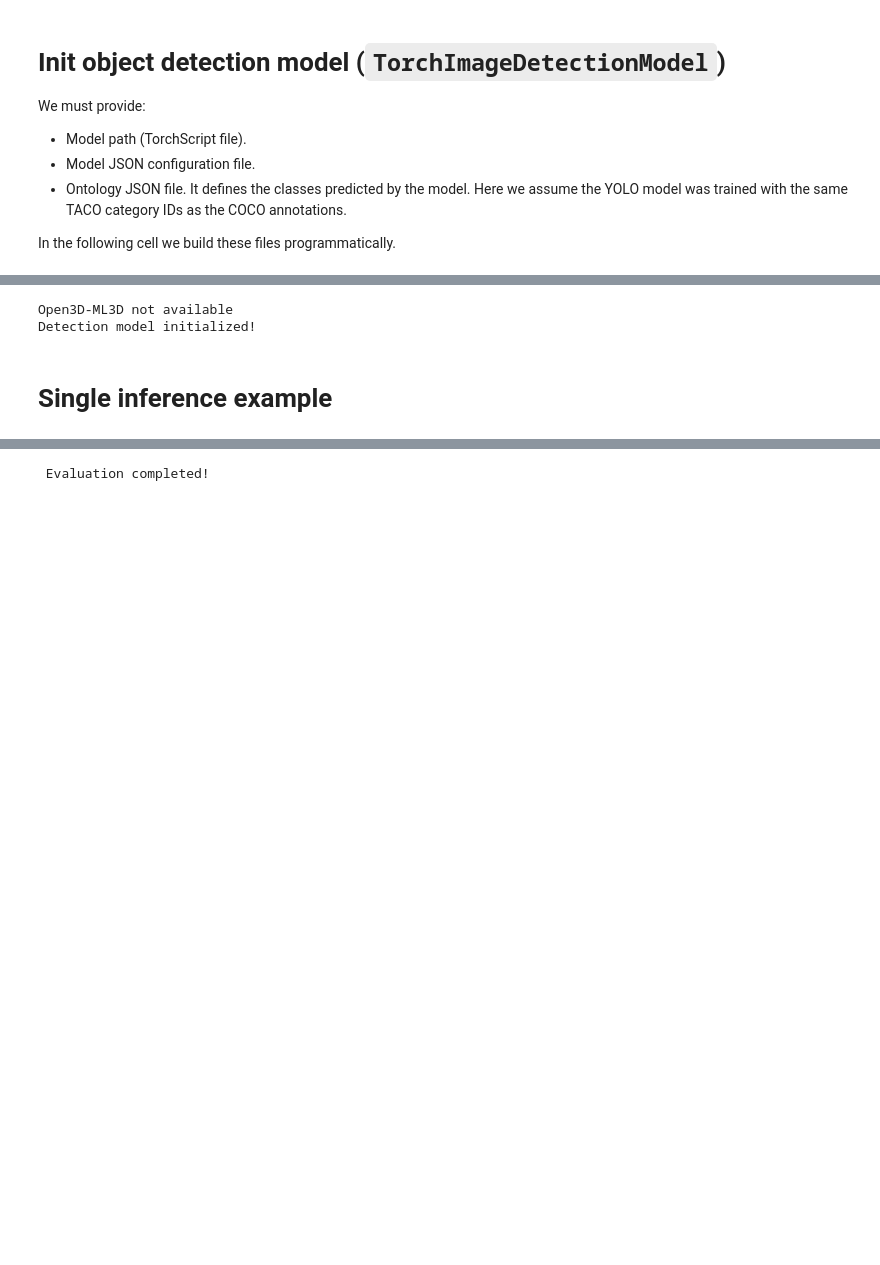
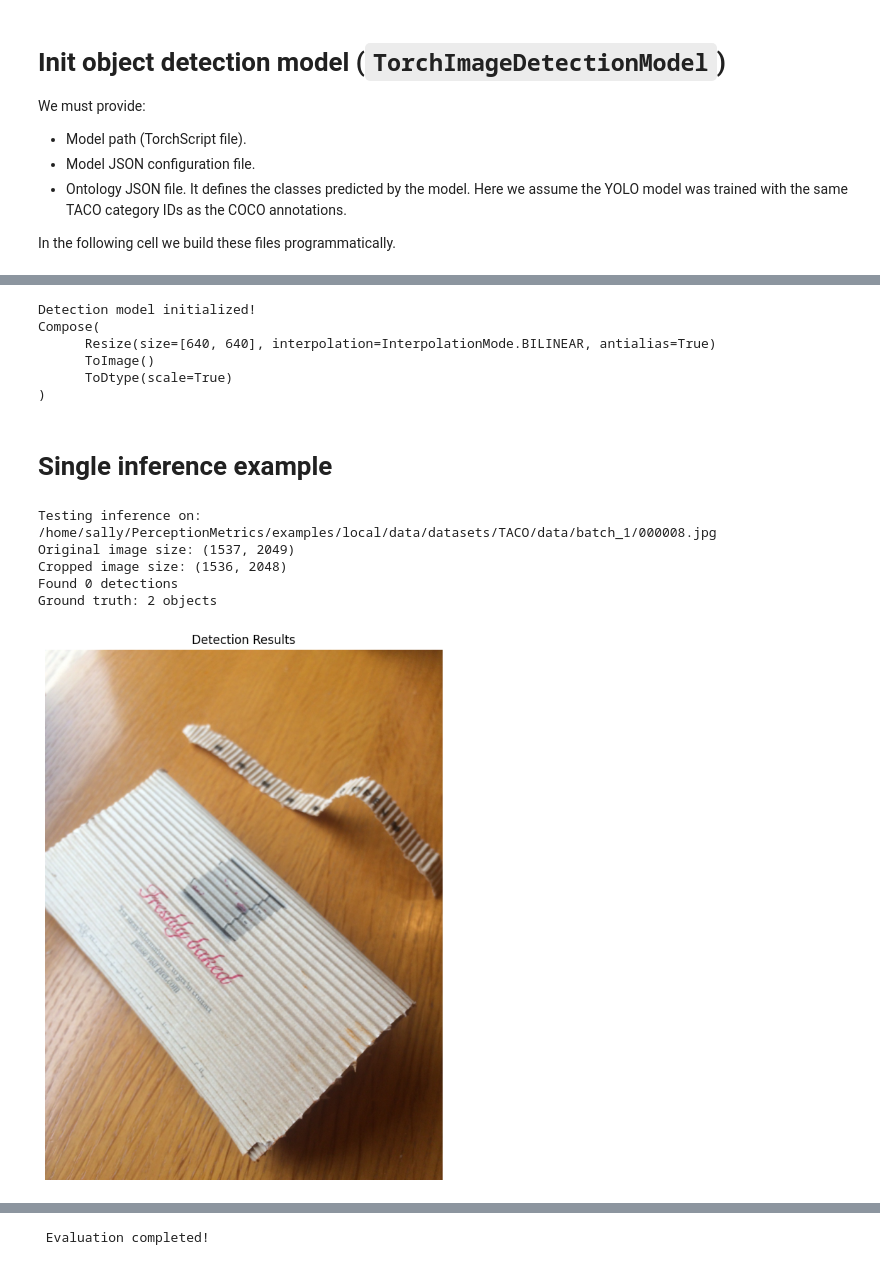
Before and after one commit to Sally551/PerceptionMetrics, a Jupyter notebook: examples/tutorial_image_detection_yolo.ipynb, the cells around one changed output, grey strips where cells are left out. Saved outputs shown, nothing was run; the diff lists cells and outputs as text; code cells hidden in the pictures; blank space fills up the shorter version.

```diff
--- a/examples/tutorial_image_detection_yolo.ipynb
+++ b/examples/tutorial_image_detection_yolo.ipynb
@@ -149,13 +338,18 @@ print("Model and configuration saved!")
 detection_model = TorchImageDetectionModel(
     model=model_path,
     model_cfg=config_path,
-    ontology_fname=ontology_path  # This is the model ontology (indices as keys)
+    ontology_fname=ontology_path
 )
 
 print("Detection model initialized!")
+print(detection_model.transform_input)
 # %% [output]
-Open3D-ML3D not available
 Detection model initialized!
+Compose(
+      Resize(size=[640, 640], interpolation=InterpolationMode.BILINEAR, antialias=True)
+      ToImage()
+      ToDtype(scale=True)
+)
 # %% [markdown]
 # Single inference example
 # %%
@@ -245,6 +439,56 @@ def visualize_detections(image, predictions, ground_truth=None, title="Detection
     ax.axis('off')
     plt.tight_layout()
     plt.show()
+# %%
+# Test inference on a single image
+if 'dataset' in locals() and dataset is not None:
+    dataset.make_fname_global()
+
+    sample_idx = 1
+    image_path = dataset.dataset.iloc[sample_idx]['image']
+
+    # Load image
+    image = Image.open(image_path).convert('RGB')
+
+    print(f"Testing inference on: {image_path}")
+    print(f"Original image size: {image.size}")
+
+    # Crop image dimensions down to multiples of 32
+    # If already divisible by 32, the image is left unchanged
+    w, h = image.size
+    new_w = w - (w % 32)
+    new_h = h - (h % 32)
+
+    if new_w != w or new_h != h:
+        image = image.crop((0, 0, new_w, new_h))
+        print(f"Cropped image size: {image.size}")
+    else:
+        print("Image size already divisible by 32, no cropping needed.")
+
+    # Run inference
+    predictions = detection_model.predict(image)
+
+    print(f"Found {len(predictions['boxes'])} detections")
+
+    # Load ground truth
+    annotation_path = dataset.dataset.iloc[sample_idx]['annotation']
+    ground_truth = dataset.read_annotation(annotation_path)
+
+    print(f"Ground truth: {len(ground_truth[0])} objects")
+
+    # Visualize predictions
+    visualize_detections(
+        image,
+        predictions,
+        detection_model.ontology
+    )
+# %% [output]
+Testing inference on: /home/sally/PerceptionMetrics/examples/local/data/datasets/TACO/data/batch_1/000008.jpg
+Original image size: (1537, 2049)
+Cropped image size: (1536, 2048)
+Found 0 detections
+Ground truth: 2 objects
+[figure, added]
 # %%
 # Test inference on a single image
 if 'dataset' in locals() and len(dataset.dataset) > 0:
```
Also changed, not shown: parts of 9 cells of this notebook.
